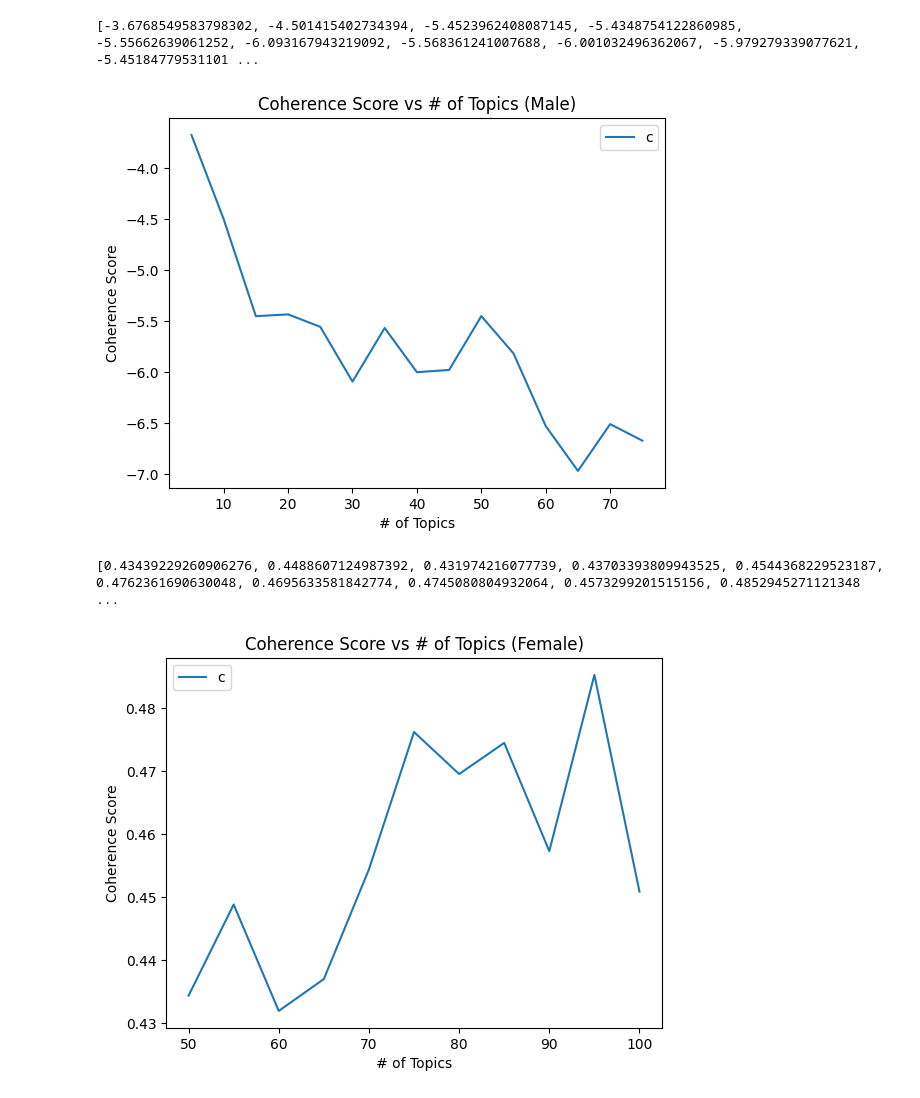
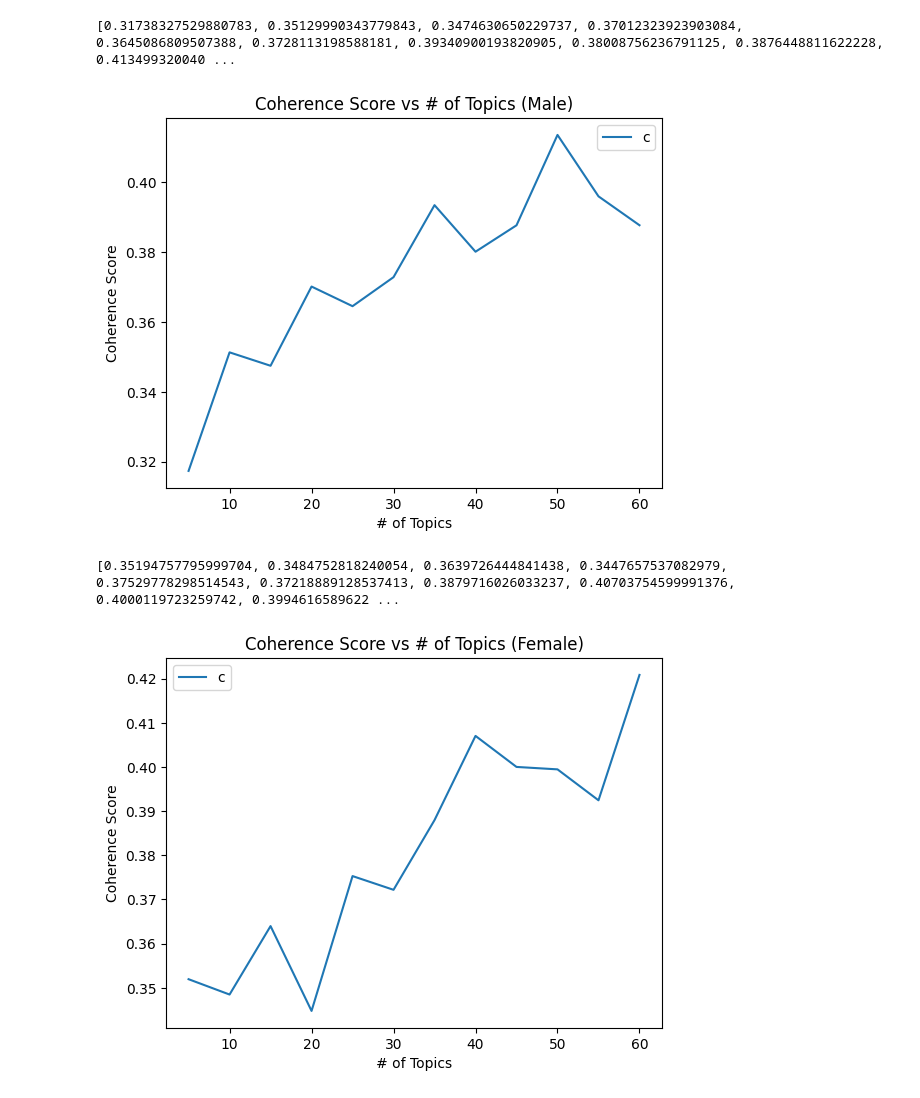
Before and after one commit to benmaxlevy/second_study, a Jupyter notebook: mallet_lda.ipynb, the cells around one changed output. Drawn from its saved outputs; the diff is of its cells as text; code cells hidden in the pictures.

```diff
--- a/mallet_lda.ipynb
+++ b/mallet_lda.ipynb
@@ -106,21 +108,21 @@ corpus_female = [id2word_female.doc2bow(text) for text in data_female_stopped]
 # setup for MALLET (Gibbs Sampling LDA)
 import os
 from gensim.models.wrappers import LdaMallet
-os.environ.update({'MALLET_HOME':r'C:\mallet-2.0.8'})
-mallet_path = r'C:/mallet-2.0.8/bin/mallet.bat'
+os.environ.update({'MALLET_HOME':r'~/mallet'})
+mallet_path = r'~/mallet/bin/mallet'
 # %%
 def calculate_coherence_gibbs(corpus, texts, num_topics, id2word):
     model = gensim.models.wrappers.LdaMallet(mallet_path=mallet_path, corpus=corpus, num_topics=num_topics,
-                                            iterations=1000, id2word=id2word, optimize_interval=1)
-    coherence_model = CoherenceModel(model=model, texts=texts, dictionary=id2word, coherence="u_mass")
+                                            iterations=500, id2word=id2word, optimize_interval=1)
+    coherence_model = CoherenceModel(model=model, texts=texts, dictionary=id2word, coherence="c_v")
     return model, coherence_model.get_coherence()
 # %%
 # doing MALLET and optimization for male ---> best: k=45
 
-# test 10-70 topics
+# test 5-60 topics
 coherence_values_male = []
 model_list_male = []
-for num_topics in tqdm(range(5, 80, 5)):
+for num_topics in tqdm(range(5, 65, 5)):
     model, coherence_value = calculate_coherence_gibbs(corpus_male, data_male_stopped, num_topics, id2word_male)
     model_list_male.append(model)
     coherence_values_male.append(coherence_value)
@@ -137,25 +139,25 @@ for num_topics in tqdm(range(5, 80, 5)):
 # %%
 # display MALLET optimization for K for males
 start = 5
-limit = 80
+limit = 65
 step = 5
 x_key = range(start, limit, step)
 
 print(coherence_values_male)
 
 plt.plot(x_key, coherence_values_male)
 plt.title("Coherence Score vs # of Topics (Male)")
 plt.xlabel("# of Topics")
 plt.ylabel("Coherence Score")
 plt.legend(("coherence_male"), loc="best")
 plt.show()
 # %% [output]
-[-3.6768549583798302, -4.501415402734394, -5.4523962408087145, -5.4348754122860985, -5.55662639061252, -6.093167943219092, -5.568361241007688, -6.001032496362067, -5.979279339077621, -5.45184779531101 ...
+[0.31738327529880783, 0.35129990343779843, 0.3474630650229737, 0.37012323923903084, 0.3645086809507388, 0.3728113198588181, 0.39340900193820905, 0.38008756236791125, 0.3876448811622228, 0.413499320040 ...
-[figure, old version]
+[figure, new version]
 # %%
 # display MALLET optimization for K for females
-start = 50
-limit = 105
+start = 5
+limit = 65
 step = 5
 x_key = range(start, limit, step)
 
@@ -168,6 +170,6 @@ plt.ylabel("Coherence Score")
 plt.legend(("coherence_female"), loc="best")
 plt.show()
 # %% [output]
-[0.43439229260906276, 0.4488607124987392, 0.431974216077739, 0.43703393809943525, 0.4544368229523187, 0.4762361690630048, 0.4695633581842774, 0.4745080804932064, 0.4573299201515156, 0.4852945271121348 ...
+[0.35194757795999704, 0.3484752818240054, 0.3639726444841438, 0.3447657537082979, 0.37529778298514543, 0.37218889128537413, 0.3879716026033237, 0.40703754599991376, 0.4000119723259742, 0.3994616589622 ...
-[figure, old version]
+[figure, new version]
 # %%
```
Also changed, not shown: parts of 8 cells of this notebook.
